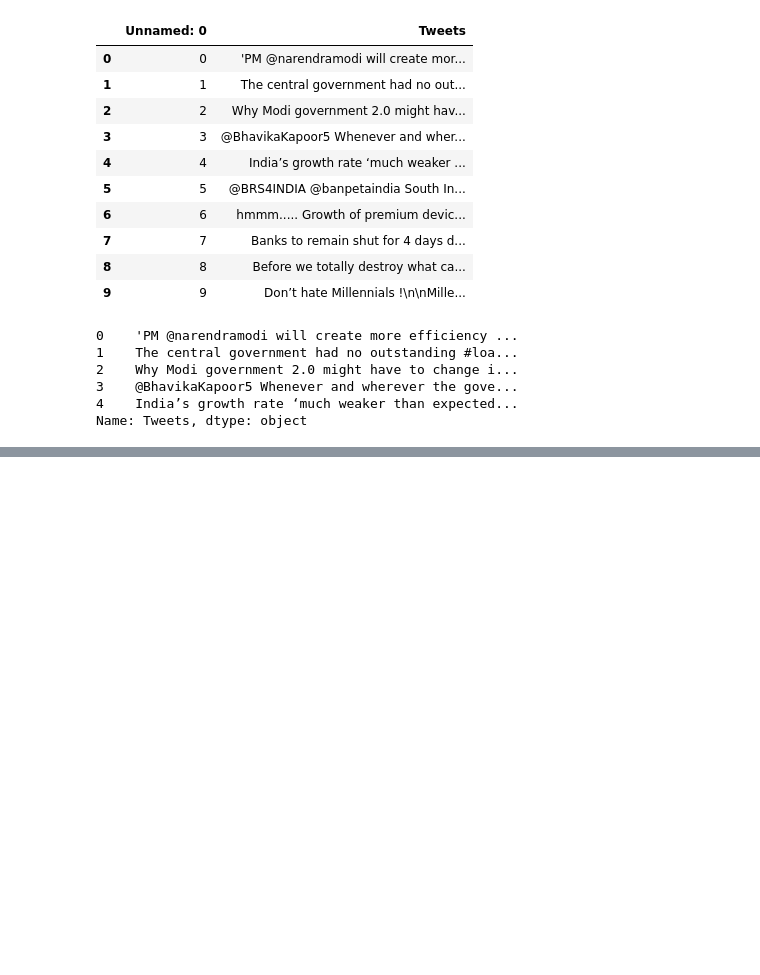
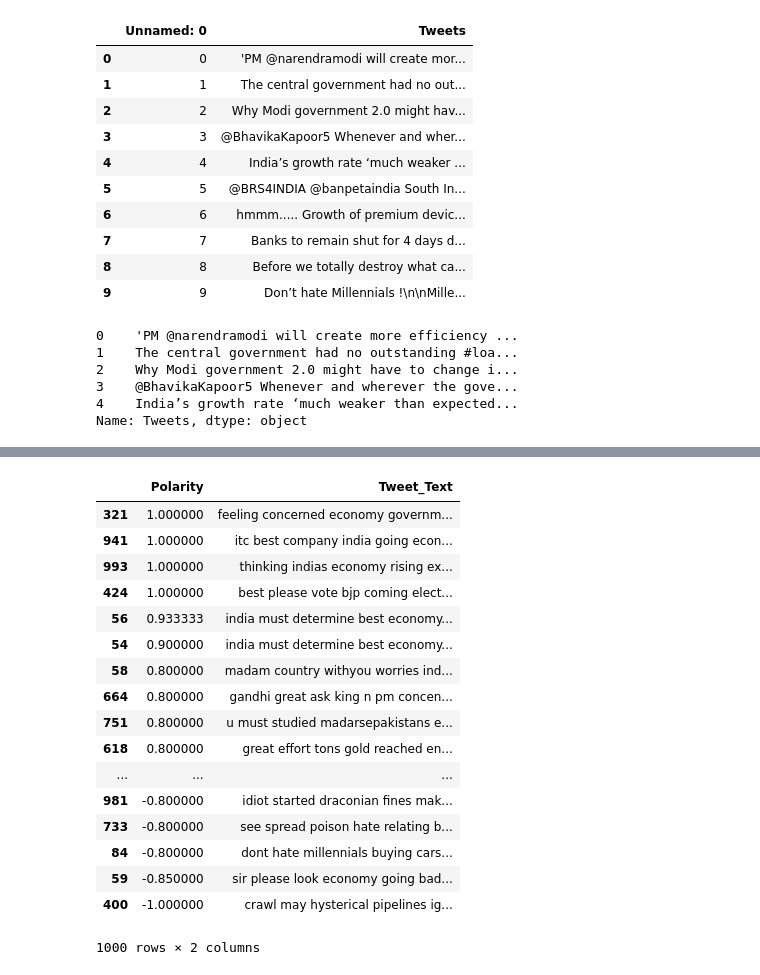
Before and after one commit to hpsuresh12345/Python-code, a Jupyter notebook: Tweepy_InfotainmentTweets.ipynb, the cells around one changed output, grey strips where cells are left out. Drawn from its saved outputs; the diff is of its cells as text; code cells hidden in the pictures; blank space fills up the shorter version.

```diff
--- a/Tweepy_InfotainmentTweets.ipynb
+++ b/Tweepy_InfotainmentTweets.ipynb
@@ -444,0 +595,23 @@ KeyError: ignored
+# %%
+sentiments = [[tweet.sentiment.polarity, str(tweet)] for tweet in sentiment_text]
+sentiment_df = pd.DataFrame(sentiments, columns=["Polarity", "Tweet_Text"])
+sentiment_df.sort_values(by='Polarity', ascending=False)
+# %% [output]
+|  | Polarity | Tweet_Text |
+| 321 | 1.000000 | feeling concerned economy governm... |
+| 941 | 1.000000 | itc best company india going econ... |
+| 993 | 1.000000 | thinking indias economy rising ex... |
+| 424 | 1.000000 | best please vote bjp coming elect... |
+| 56 | 0.933333 | india must determine best economy... |
+| 54 | 0.900000 | india must determine best economy... |
+| 58 | 0.800000 | madam country withyou worries ind... |
+| 664 | 0.800000 | gandhi great ask king n pm concen... |
+| 751 | 0.800000 | u must studied madarsepakistans e... |
+| 618 | 0.800000 | great effort tons gold reached en... |
+| ... | ... | ... |
+| 981 | -0.800000 | idiot started draconian fines mak... |
+| 733 | -0.800000 | see spread poison hate relating b... |
+| 84 | -0.800000 | dont hate millennials buying cars... |
+| 59 | -0.850000 | sir please look economy going bad... |
+| 400 | -1.000000 | crawl may hysterical pipelines ig... |
+1000 rows × 2 columns
```
Also changed, not shown: parts of 22 cells of this notebook.
